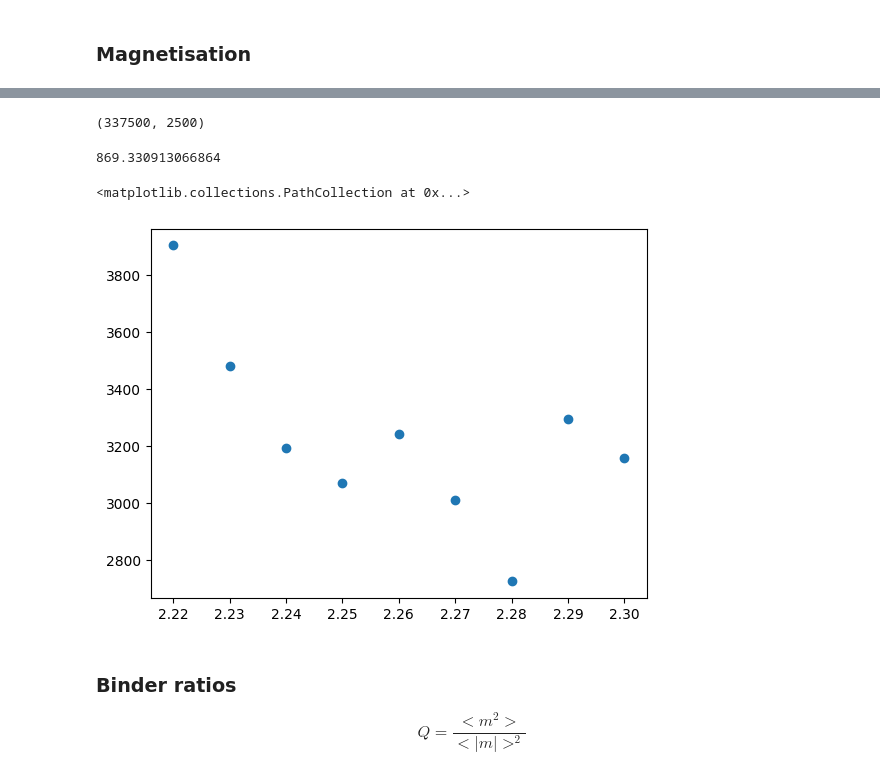
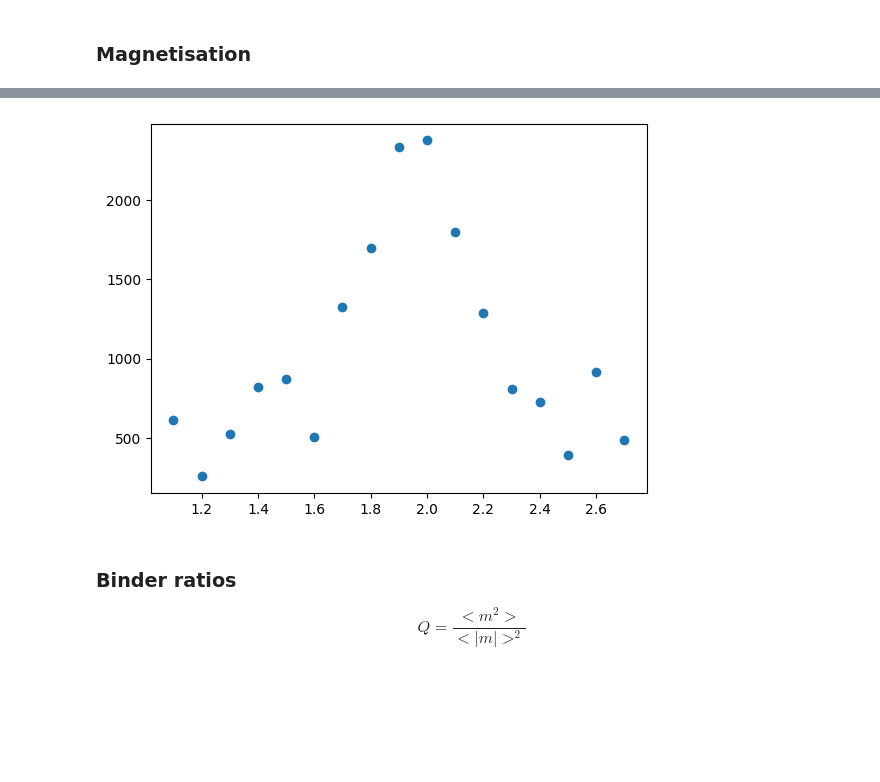
Before and after one commit to knottwill/Dilute-Ising-MachineLearning, a Jupyter notebook: Analysis.ipynb, the cells around one changed output, grey strips where cells are left out. Saved outputs shown, nothing was run; the diff lists cells and outputs as text; code cells hidden in the pictures; blank space fills up the shorter version.

```diff
--- a/Analysis.ipynb
+++ b/Analysis.ipynb
@@ -161,24 +188,17 @@ def specific_heat(y, energies):
         Cv.append((sigma/T)**2)
 
     return Cv
+
+def plot_Cv(y, X):
+    H = energies(X)
+    Cv = specific_heat(y, H)
+    T = list(set(y))
+
+    plt.scatter(T, Cv)
-# %%
-X50.shape
-# %% [output]
-(337500, 2500)
-# %%
-t0 = time()
-H = energies(X50)
-Cv = specific_heat(y50, H)
-print(time() - t0)
-# %% [output]
-869.330913066864
-# %%
-fig, ax = plt.subplots()
-T50 = list(set(y50))
-ax.scatter(T50, Cv)
-# %% [output]
-<matplotlib.collections.PathCollection at 0x...>
-[figure, removed]
+# %%
+plot_Cv(y, X)
+# %% [output]
+[figure, added]
 # %% [markdown]
 ### Binder ratios
 
```
Also changed, not shown: parts of 36 cells of this notebook, 1 other file.
